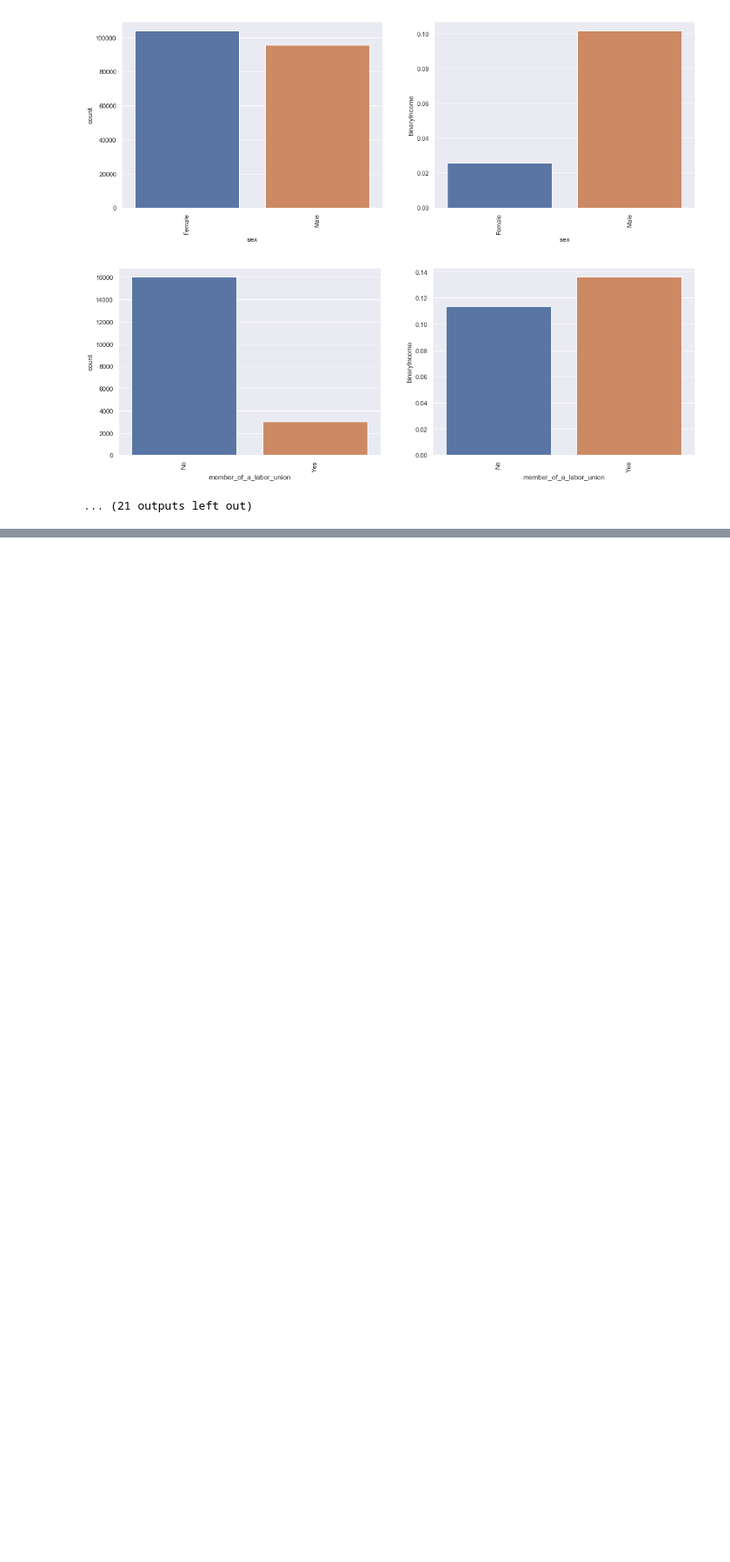
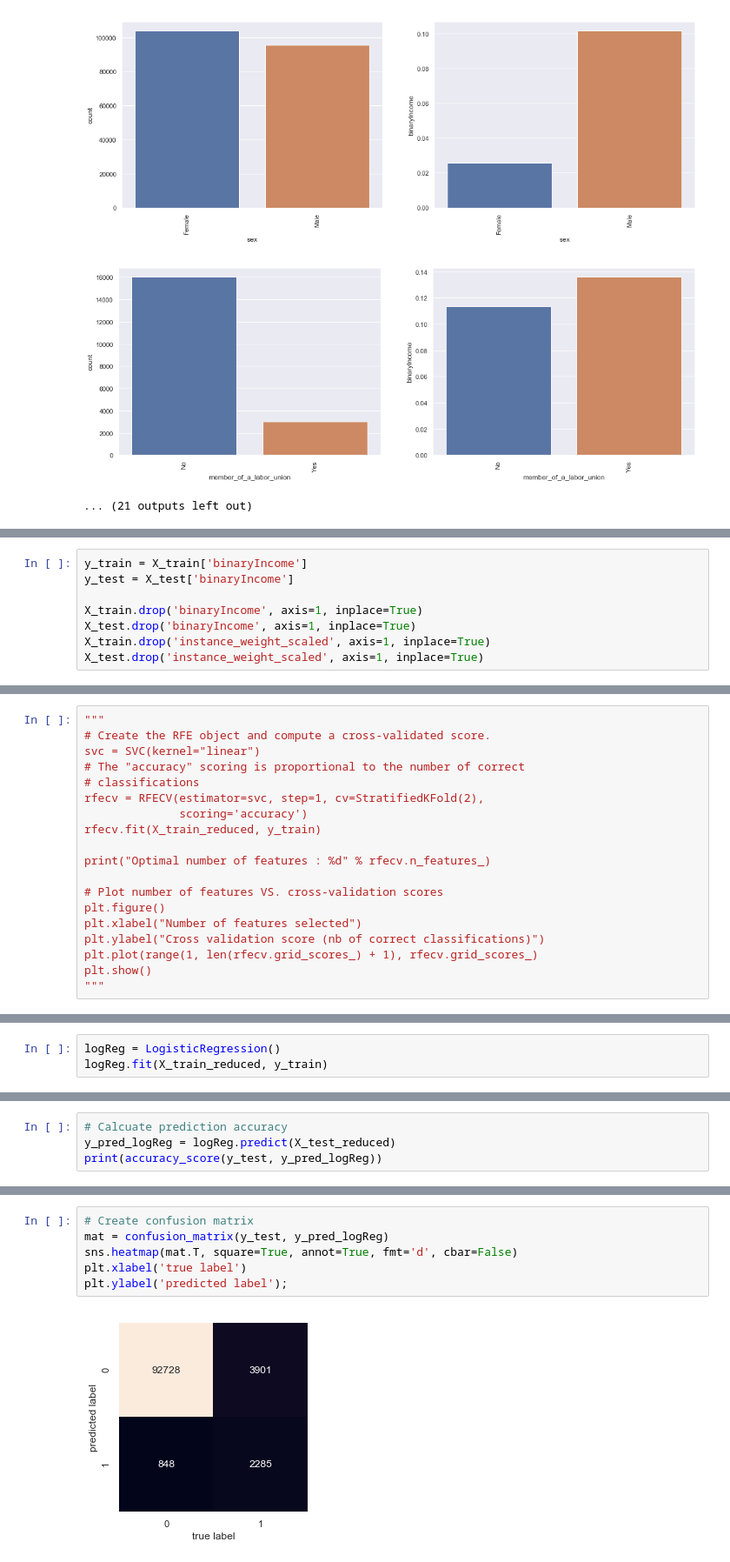
Before and after one commit to AdamJelley/US-Census-Income-Modelling, a Jupyter notebook: US_CensusIncomeModelling.ipynb, the cells around one changed output, grey strips where cells are left out. Shown at 87% size. Drawn from its saved outputs; the diff is of its cells as text; blank space fills up the shorter version.

Commit message:
Added initial feature engineering and logisistic regression model

```diff
--- a/US_CensusIncomeModelling.ipynb
+++ b/US_CensusIncomeModelling.ipynb
@@ -187,0 +266,8 @@ for i, col in enumerate(us_census_train.select_dtypes(['int64'])):
+# %%
+y_train = X_train['binaryIncome']
+y_test = X_test['binaryIncome']
+
+X_train.drop('binaryIncome', axis=1, inplace=True)
+X_test.drop('binaryIncome', axis=1, inplace=True)
+X_train.drop('instance_weight_scaled', axis=1, inplace=True)
+X_test.drop('instance_weight_scaled', axis=1, inplace=True)
@@ -187,0 +295,19 @@ for i, col in enumerate(us_census_train.select_dtypes(['int64'])):
+# %%
+"""
+# Create the RFE object and compute a cross-validated score.
+svc = SVC(kernel="linear")
+# The "accuracy" scoring is proportional to the number of correct
+# classifications
+rfecv = RFECV(estimator=svc, step=1, cv=StratifiedKFold(2),
+              scoring='accuracy')
+rfecv.fit(X_train_reduced, y_train)
+
+print("Optimal number of features : %d" % rfecv.n_features_)
+
+# Plot number of features VS. cross-validation scores
+plt.figure()
+plt.xlabel("Number of features selected")
+plt.ylabel("Cross validation score (nb of correct classifications)")
+plt.plot(range(1, len(rfecv.grid_scores_) + 1), rfecv.grid_scores_)
+plt.show()
+"""
@@ -187,0 +316,3 @@ for i, col in enumerate(us_census_train.select_dtypes(['int64'])):
+# %%
+logReg = LogisticRegression()
+logReg.fit(X_train_reduced, y_train)
@@ -187,0 +330,4 @@ for i, col in enumerate(us_census_train.select_dtypes(['int64'])):
+# %%
+# Calcuate prediction accuracy
+y_pred_logReg = logReg.predict(X_test_reduced)
+print(accuracy_score(y_test, y_pred_logReg))
@@ -187,0 +340,8 @@ for i, col in enumerate(us_census_train.select_dtypes(['int64'])):
+# %%
+# Create confusion matrix
+mat = confusion_matrix(y_test, y_pred_logReg)
+sns.heatmap(mat.T, square=True, annot=True, fmt='d', cbar=False)
+plt.xlabel('true label')
+plt.ylabel('predicted label');
+# %% [output]
+[figure, added]
```
Also changed, not shown: parts of 20 cells of this notebook.
